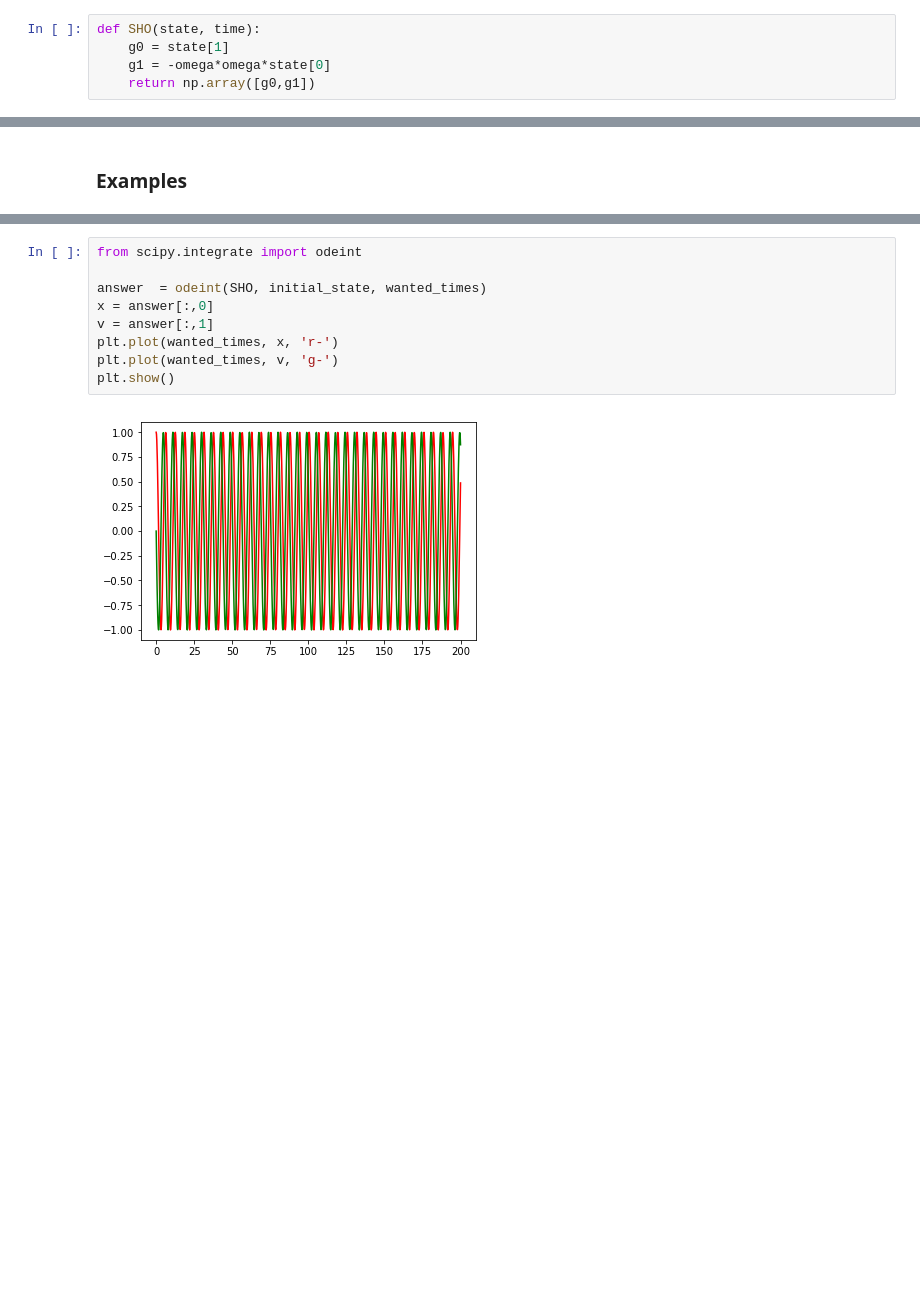
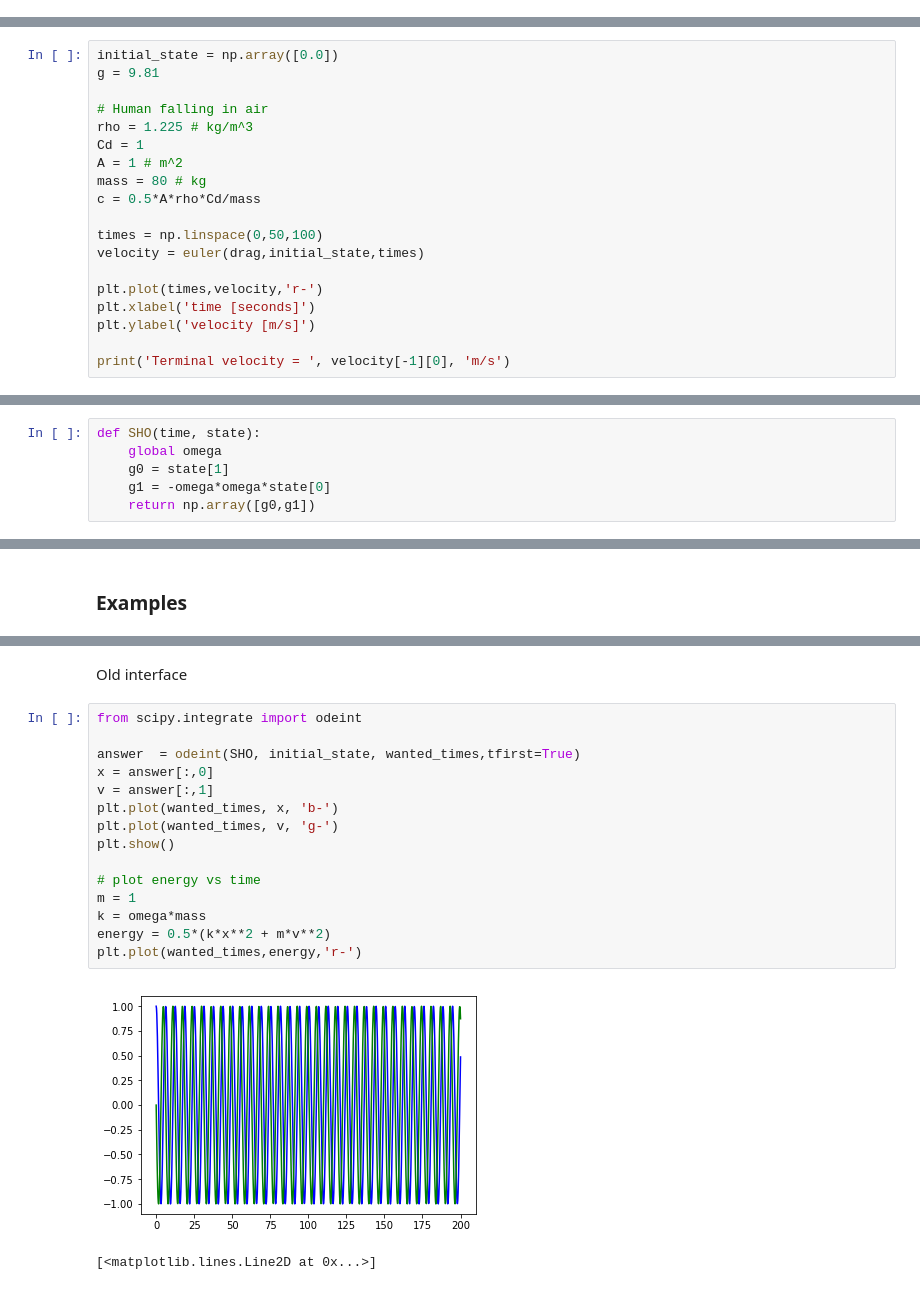
Before and after one commit to data-8/physics-connector, a Jupyter notebook: fa18/Week12/Lecture10.ipynb, the cells around one changed output, grey strips where cells are left out. Cells and saved outputs as stored; diff of their text form; blank space fills up the shorter version.

```diff
--- a/fa18/Week12/Lecture10.ipynb
+++ b/fa18/Week12/Lecture10.ipynb
@@ -13,8 +11,3 @@ Define a differential equation: simple harmonic motion
-# %%
-def SHO(state, time):
-    g0 = state[1]
-    g1 = -omega*omega*state[0]
-    return np.array([g0,g1])
 # %% [markdown]
 ### Definition of the Euler method
 # %%
@@ -38,0 +43,19 @@ def euler(derivs, yo, times):
+# %%
+initial_state = np.array([0.0])
+g = 9.81
+
+# Human falling in air
+rho = 1.225 # kg/m^3
+Cd = 1
+A = 1 # m^2
+mass = 80 # kg
+c = 0.5*A*rho*Cd/mass
+
+times = np.linspace(0,50,100)
+velocity = euler(drag,initial_state,times)
+
+plt.plot(times,velocity,'r-')
+plt.xlabel('time [seconds]')
+plt.ylabel('velocity [m/s]')
+
+print('Terminal velocity = ', velocity[-1][0], 'm/s')
@@ -38,0 +69,6 @@ def euler(derivs, yo, times):
+# %%
+def SHO(time, state):
+    global omega
+    g0 = state[1]
+    g1 = -omega*omega*state[0]
+    return np.array([g0,g1])
@@ -138,11 +214,20 @@ SciPy offers an interface to LSODA routine from ODEPACK Fortran library (adaptiv
+# %% [markdown]
+Old interface
 # %%
 from scipy.integrate import odeint
 
-answer  = odeint(SHO, initial_state, wanted_times)
+answer  = odeint(SHO, initial_state, wanted_times,tfirst=True)
 x = answer[:,0]
 v = answer[:,1]
-plt.plot(wanted_times, x, 'r-')
+plt.plot(wanted_times, x, 'b-')
 plt.plot(wanted_times, v, 'g-')
 plt.show()
+
+# plot energy vs time
+m = 1
+k = omega*mass
+energy = 0.5*(k*x**2 + m*v**2)
+plt.plot(wanted_times,energy,'r-')
 # %% [output]
-[figure, old version]
+[figure, new version]
+[<matplotlib.lines.Line2D at 0x...>]
```
Also changed, not shown: parts of 15 cells of this notebook.
